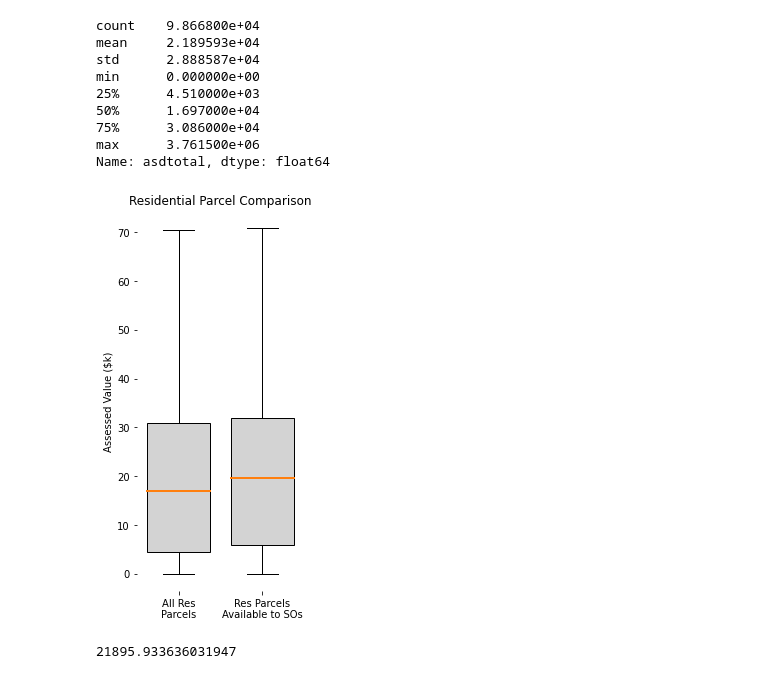
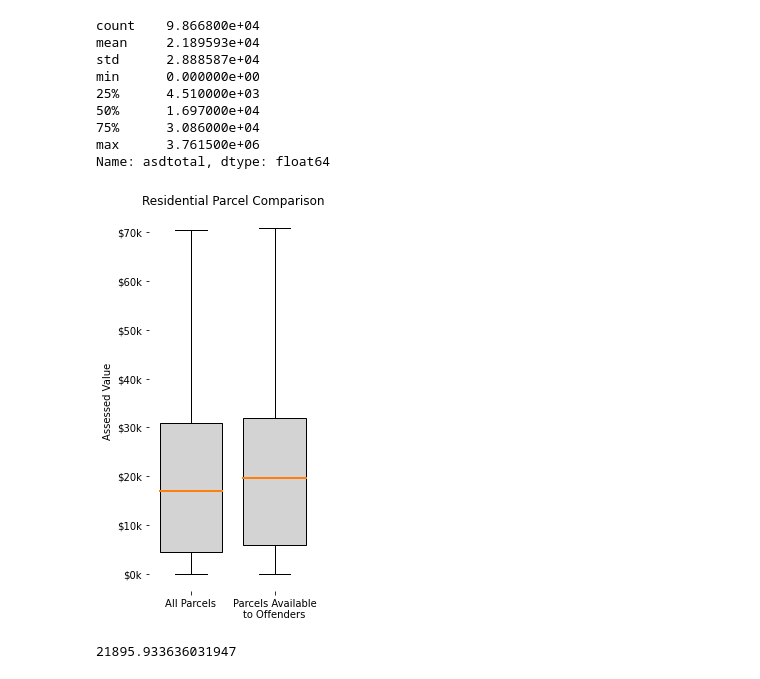
Before and after one commit to PMattox/dsa_masters, a Jupyter notebook: DSA_Capstone/Analysis - Residential Area.ipynb, the cells around one changed output. Cells and saved outputs as stored; diff of their text form; code cells hidden in the pictures.

```diff
--- a/DSA_Capstone/Analysis - Residential Area.ipynb
+++ b/DSA_Capstone/Analysis - Residential Area.ipynb
@@ -319,21 +309,34 @@ min      0.000000e+00
 max      3.761500e+06
 Name: asdtotal, dtype: float64
 # %%
-box_plot_data=[gdf_parcels_95/1000,gdf_res_remain_95/1000]
+from matplotlib.ticker import FuncFormatter
+
+
+box_plot_data=[gdf_parcels_95,gdf_res_remain_95]
 # plt.boxplot(box_plot_data)
 
 fig, ax = plt.subplots(figsize=(3,7), facecolor='white')
 
-plt.boxplot(box_plot_data, patch_artist=True, labels=['All Res\nParcels','Res Parcels\nAvailable to SOs'],
+
+def thousands(x, pos):
+    'The two args are the value and tick position'
+    return '$%1.fk' % (x*1e-3)
+
+formatter = FuncFormatter(thousands)
+
+ax.yaxis.set_major_formatter(formatter)
+
+
+plt.boxplot(box_plot_data, patch_artist=True, labels=['All Parcels','Parcels Available\nto Offenders'],
                 showfliers=False, widths = 0.75, boxprops=dict(facecolor='lightgrey'), medianprops=dict(linewidth=2))
-plt.gca().set(title='Residential Parcel Comparison', ylabel='Assessed Value ($k)')
+plt.gca().set(title='Residential Parcel Comparison', ylabel='Assessed Value')
 
 for spine in ax.spines:
     ax.spines[spine].set_visible(False)
 
 plt.show()
 # %% [output]
-[figure, old version]
+[figure, new version]
 # %%
 # calculate the difference in means
 # show this along with a count of parcels
```
Also changed, not shown: parts of 8 cells of this notebook.
